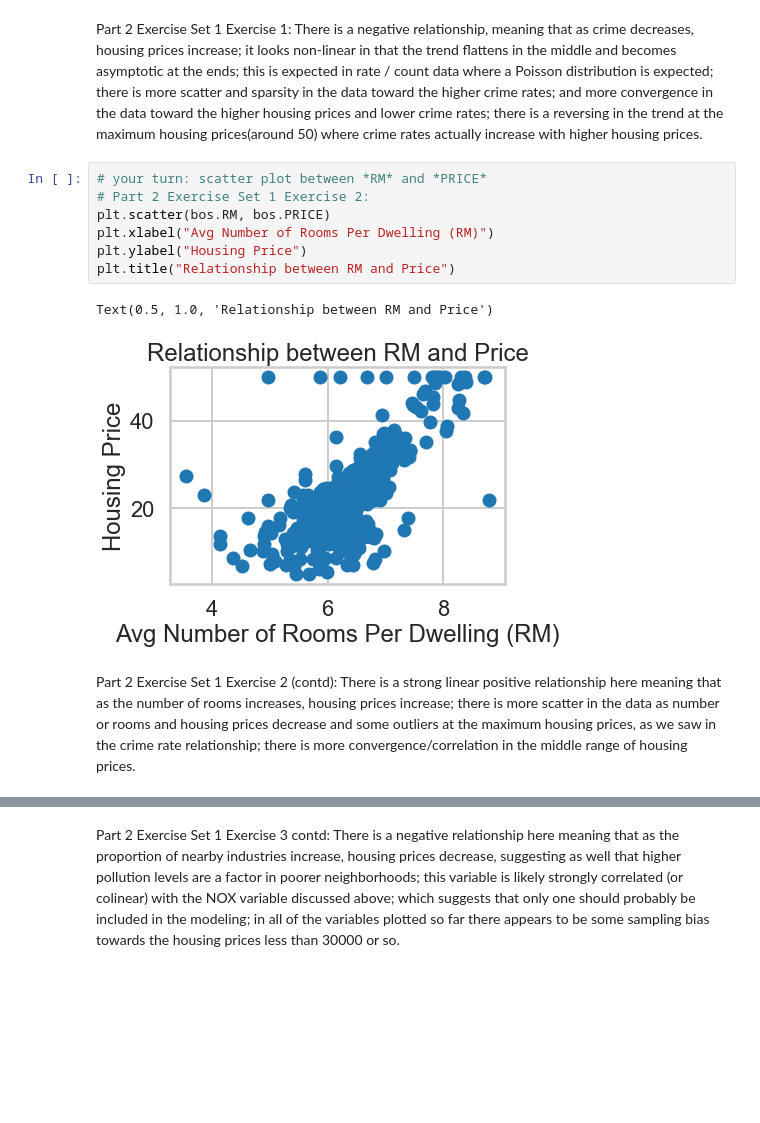
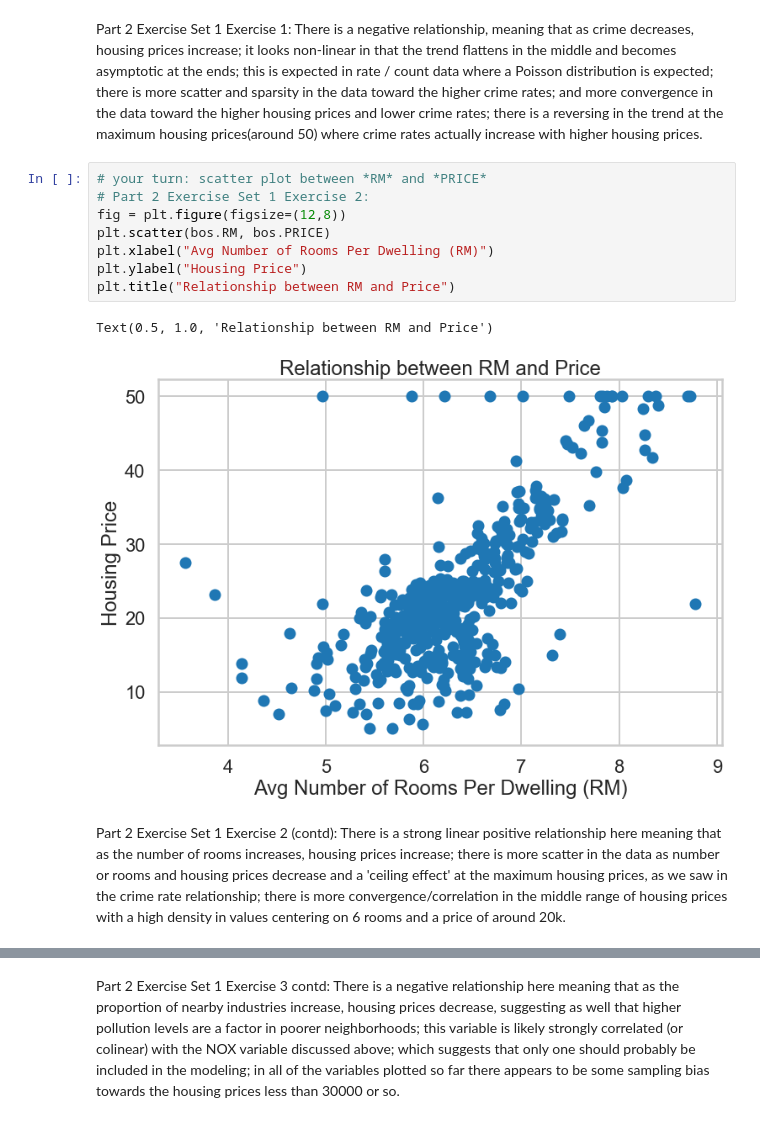
Before and after one commit to lelliott-geo/Springboard-Data-Prep, a Jupyter notebook: Mini_Project_Linear_Regression.ipynb, the cells around one changed output, grey strips where cells are left out. Saved outputs shown, nothing was run; the diff lists cells and outputs as text; blank space fills up the shorter version.

```diff
--- a/Mini_Project_Linear_Regression.ipynb
+++ b/Mini_Project_Linear_Regression.ipynb
@@ -284,17 +285,18 @@ the trend flattens in the middle and becomes asymptotic at the ends; this is exp
 # %%
 # your turn: scatter plot between *RM* and *PRICE*
 # Part 2 Exercise Set 1 Exercise 2:
+fig = plt.figure(figsize=(12,8))
 plt.scatter(bos.RM, bos.PRICE)
 plt.xlabel("Avg Number of Rooms Per Dwelling (RM)")
 plt.ylabel("Housing Price")
 plt.title("Relationship between RM and Price")
 # %% [output]
 Text(0.5, 1.0, 'Relationship between RM and Price')
-[figure, old version]
+[figure, new version]
 # %% [markdown]
 Part 2 Exercise Set 1 Exercise 2 (contd):
 There is a strong linear positive relationship here meaning that as the number of rooms increases, housing prices increase;
-there is more scatter in the data as number or rooms and housing prices decrease and some outliers at the maximum housing prices, as we saw in the crime rate relationship; there is more convergence/correlation in the middle range of housing prices.
+there is more scatter in the data as number or rooms and housing prices decrease and a 'ceiling effect' at the maximum housing prices, as we saw in the crime rate relationship; there is more convergence/correlation in the middle range of housing prices with a high density in values centering on 6 rooms and a price of around 20k.
 # %%
 # your turn: scatter plot between *PTRATIO* and *PRICE*
 # Part 2 Exercise Set 1 Exercise 2 contd:
```
Also changed, not shown: parts of 41 cells of this notebook.
